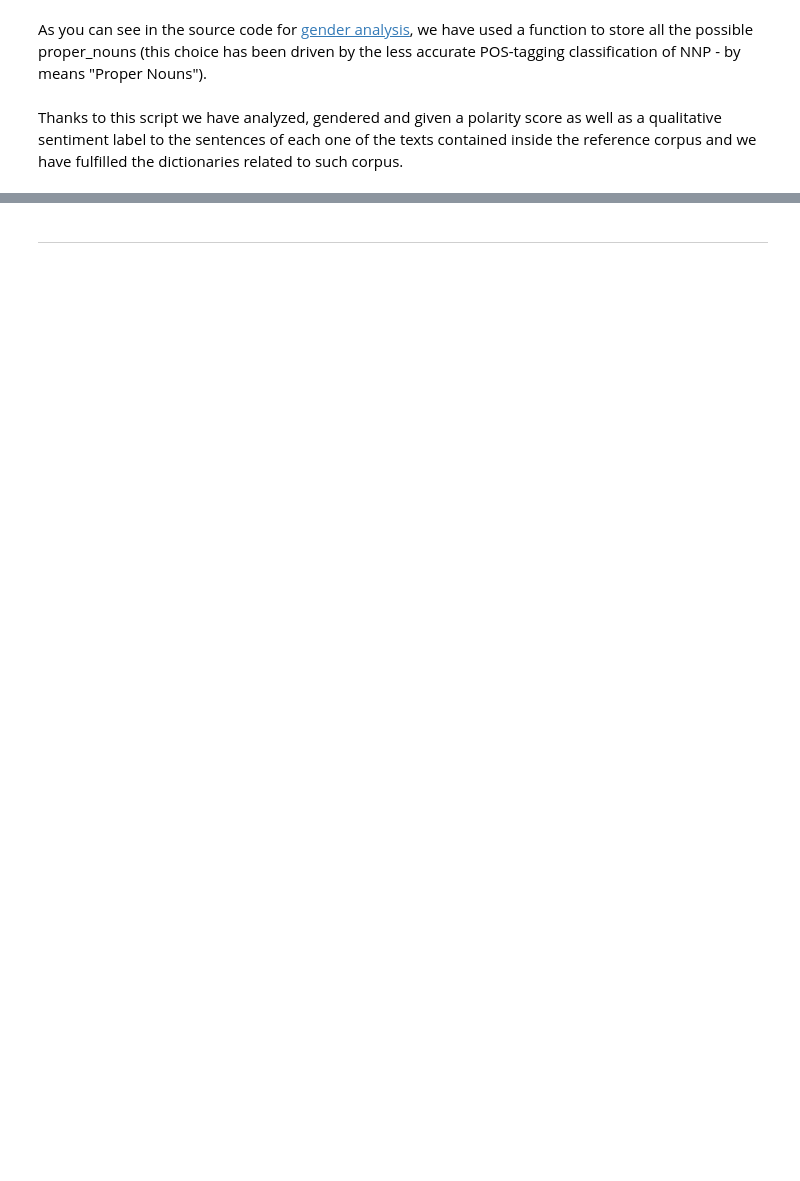
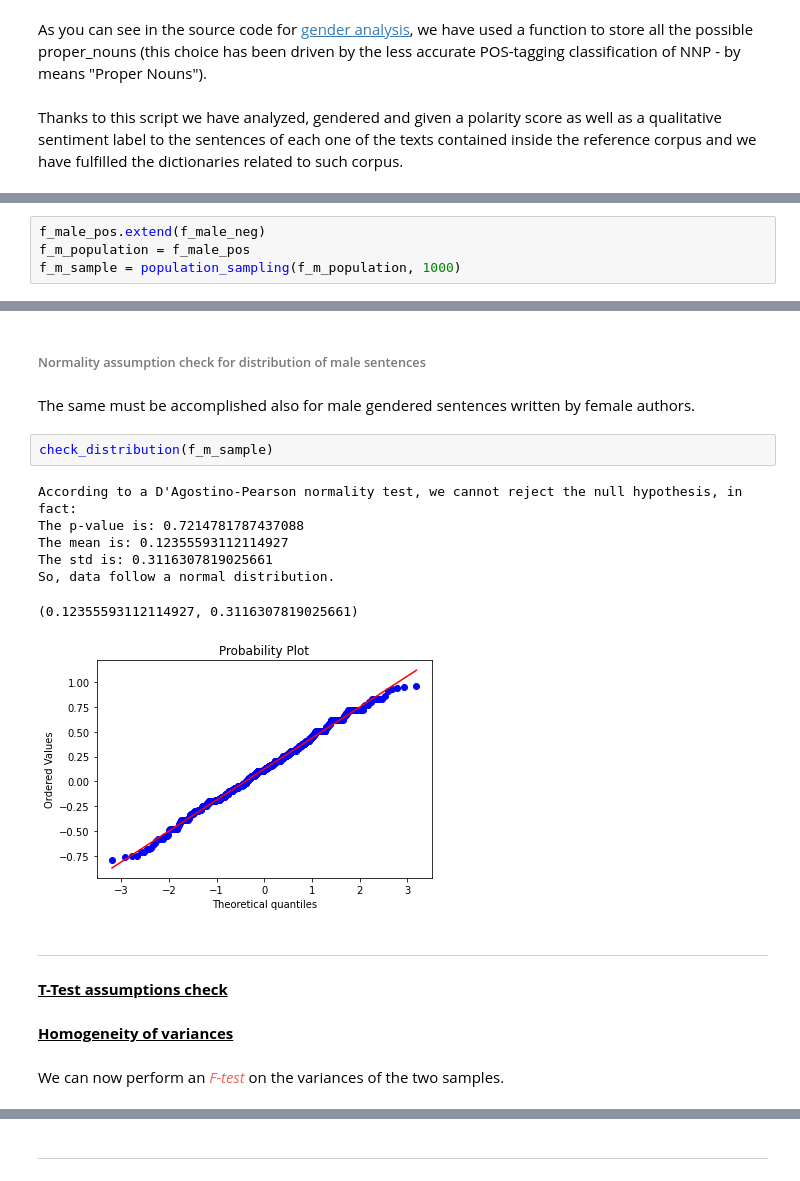
Before and after one commit to gobbykid/corpora_analytics, a Jupyter notebook: analytics.ipynb, the cells around one changed output, grey strips where cells are left out. Saved outputs shown, nothing was run; the diff lists cells and outputs as text; blank space fills up the shorter version.

```diff
--- a/analytics.ipynb
+++ b/analytics.ipynb
@@ -387,0 +389,4 @@ The overall mean of polarity score in the 2436 positive and negative sentences a
+# %%
+f_male_pos.extend(f_male_neg)
+f_m_population = f_male_pos
+f_m_sample = population_sampling(f_m_population, 1000)
@@ -387,0 +424,22 @@ The overall mean of polarity score in the 2436 positive and negative sentences a
+# %% [markdown]
+###### Normality assumption check for distribution of male sentences
+# %% [markdown]
+The same must be accomplished also for male gendered sentences written by female authors.
+# %%
+check_distribution(f_m_sample)
+# %% [output]
+According to a D'Agostino-Pearson normality test, we cannot reject the null hypothesis, in fact:
+The p-value is: 0.7214781787437088
+The mean is: 0.12355593112114927
+The std is: 0.3116307819025661
+So, data follow a normal distribution.
+(0.12355593112114927, 0.3116307819025661)
+[figure, added]
+# %% [markdown]
+---------------
+# %% [markdown]
+<b><u>T-Test assumptions check</u></b>
+# %% [markdown]
+<b><u>Homogeneity of variances</u></b>
+# %% [markdown]
+We can now perform an <span style="color:#EE6352"><i>F-test</i></span> on the variances of the two samples.
```
Also changed, not shown: parts of 83 cells of this notebook, 2 other files.
